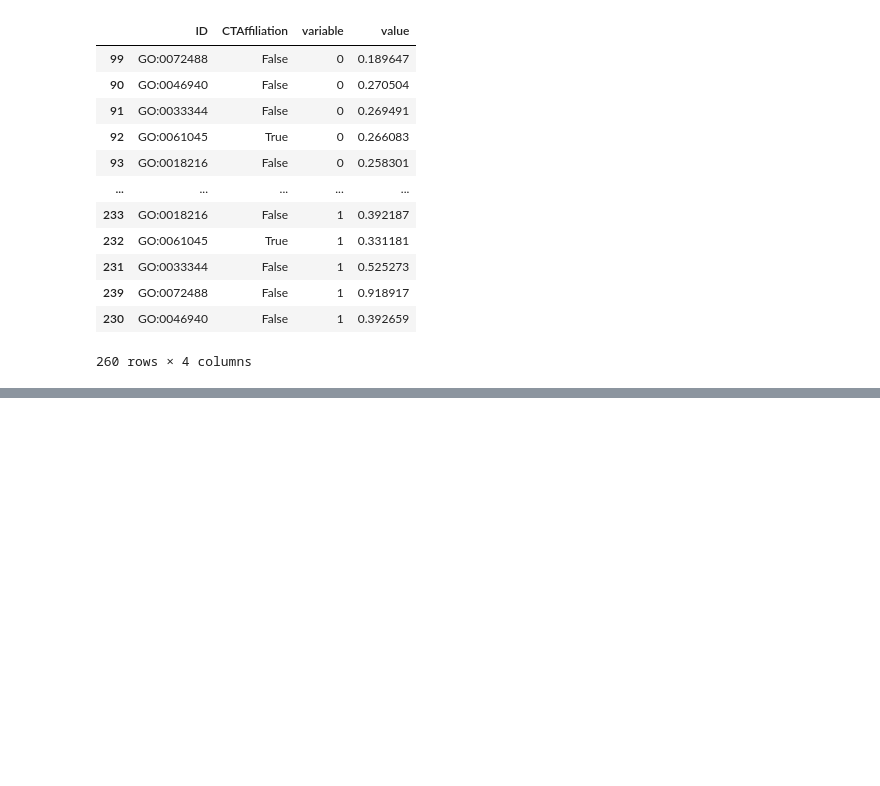
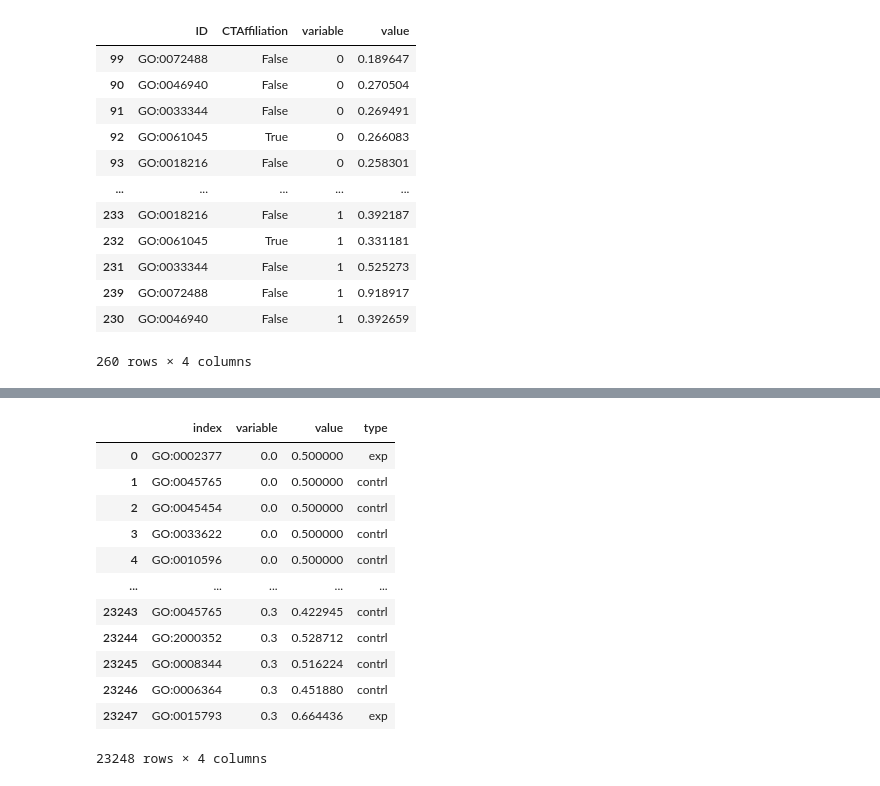
Before and after one commit to AlexAdrian-Hamazaki/Pseudobulk_Function_Pipeline, a Jupyter notebook: bin/bulkSimulationOneProfile/bin/notebooks/EGAD.ipynb, the cells around one changed output, grey strips where cells are left out. Saved outputs shown, nothing was run; the diff lists cells and outputs as text; code cells hidden in the pictures; blank space fills up the shorter version.

```diff
--- a/bin/bulkSimulationOneProfile/bin/notebooks/EGAD.ipynb
+++ b/bin/bulkSimulationOneProfile/bin/notebooks/EGAD.ipynb
@@ -260,0 +280,17 @@ fig.show()
+# %%
+melted = pd.read_csv("/space/grp/aadrian/Pseudobulk_Function_Pipeline_HighRes/bin/bulkSimulationOneProfile/data/dev/EGAD/brain_melted_df.csv", index_col=None)
+melted
+# %% [output]
+|  | index | variable | value | type |
+| 0 | GO:0002377 | 0.0 | 0.500000 | exp |
+| 1 | GO:0045765 | 0.0 | 0.500000 | contrl |
+| 2 | GO:0045454 | 0.0 | 0.500000 | contrl |
+| 3 | GO:0033622 | 0.0 | 0.500000 | contrl |
+| 4 | GO:0010596 | 0.0 | 0.500000 | contrl |
+| ... | ... | ... | ... | ... |
+| 23243 | GO:0045765 | 0.3 | 0.422945 | contrl |
+| 23244 | GO:2000352 | 0.3 | 0.528712 | contrl |
+| 23245 | GO:0008344 | 0.3 | 0.516224 | contrl |
+| 23246 | GO:0006364 | 0.3 | 0.451880 | contrl |
+| 23247 | GO:0015793 | 0.3 | 0.664436 | exp |
+23248 rows × 4 columns
```
Also changed, not shown: parts of 8 cells of this notebook, 5 other files.
